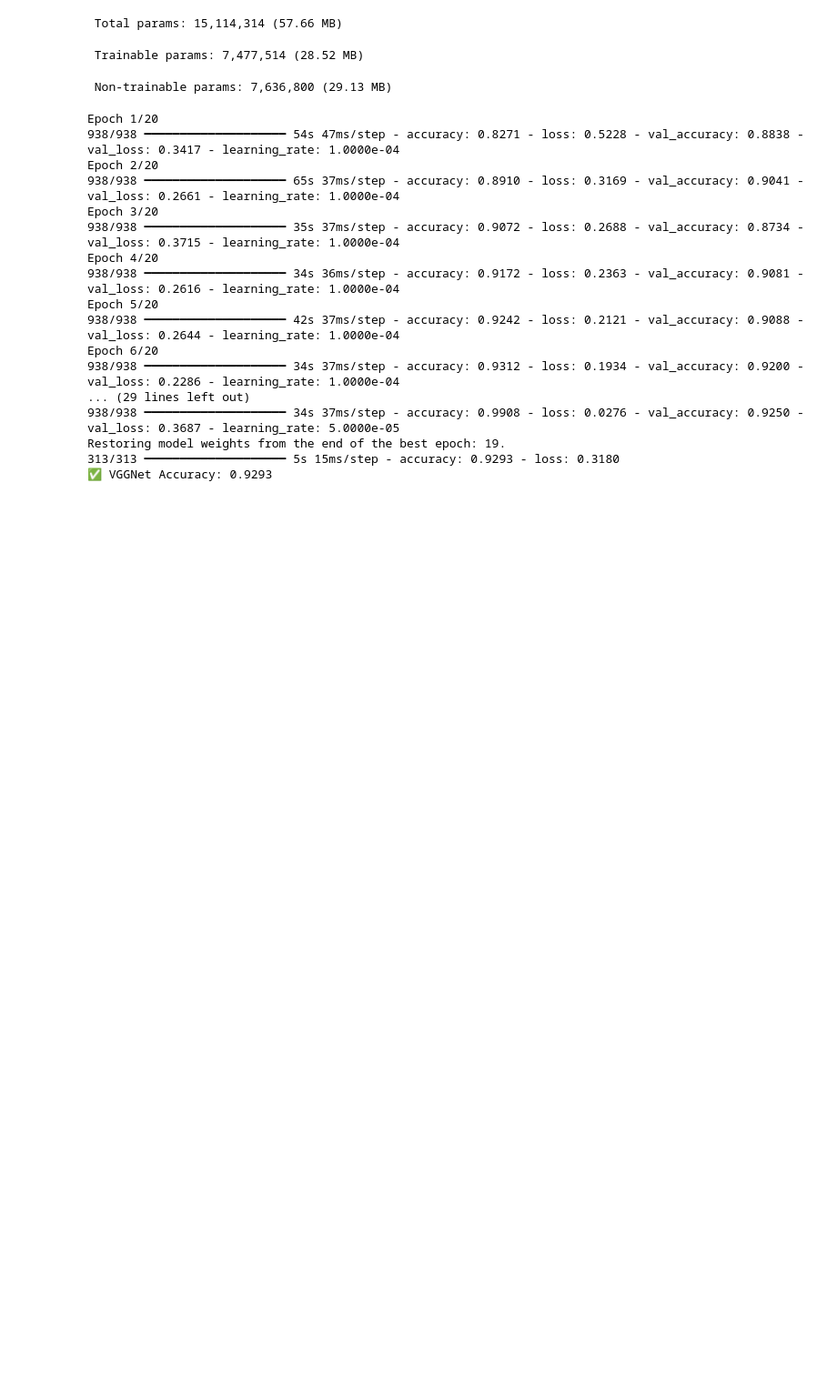
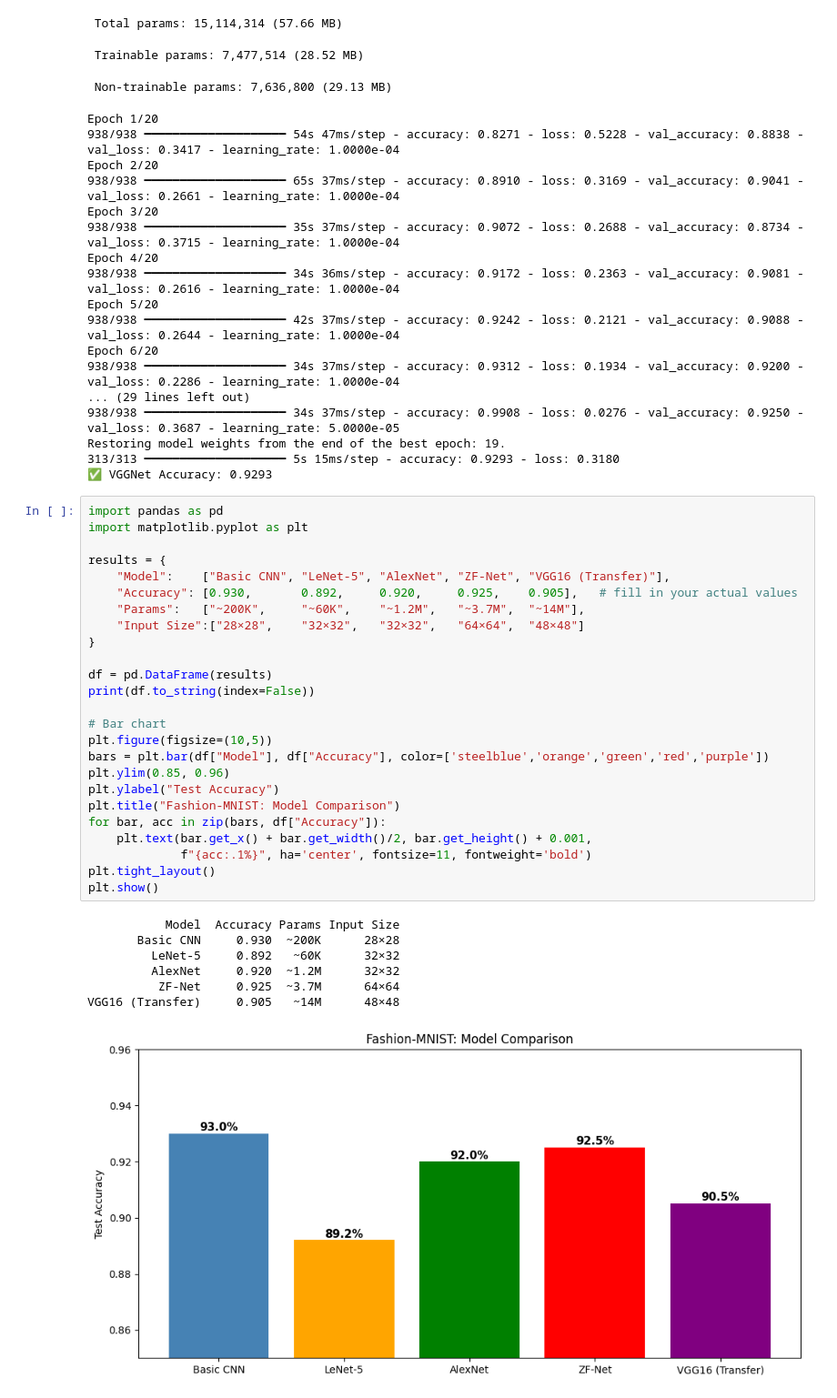
Before and after one commit to jahnavimidde/Deep_learning, a Jupyter notebook: improved_pretrained_models.ipynb, the cells around one changed output. Shown at 91% size. Drawn from its saved outputs; the diff is of its cells as text; blank space fills up the shorter version.

```diff
--- a/improved_pretrained_models.ipynb
+++ b/improved_pretrained_models.ipynb
@@ -312,3 +312,36 @@ Epoch 6/20
 Restoring model weights from the end of the best epoch: 19.
 313/313 ━━━━━━━━━━━━━━━━━━━━ 5s 15ms/step - accuracy: 0.9293 - loss: 0.3180
 ✅ VGGNet Accuracy: 0.9293
+# %%
+import pandas as pd
+import matplotlib.pyplot as plt
+
+results = {
+    "Model":    ["Basic CNN", "LeNet-5", "AlexNet", "ZF-Net", "VGG16 (Transfer)"],
+    "Accuracy": [0.930,       0.892,     0.920,     0.925,    0.905],   # fill in your actual values
+    "Params":   ["~200K",     "~60K",    "~1.2M",   "~3.7M",  "~14M"],
+    "Input Size":["28×28",    "32×32",   "32×32",   "64×64",  "48×48"]
+}
+
+df = pd.DataFrame(results)
+print(df.to_string(index=False))
+
+# Bar chart
+plt.figure(figsize=(10,5))
+bars = plt.bar(df["Model"], df["Accuracy"], color=['steelblue','orange','green','red','purple'])
+plt.ylim(0.85, 0.96)
+plt.ylabel("Test Accuracy")
+plt.title("Fashion-MNIST: Model Comparison")
+for bar, acc in zip(bars, df["Accuracy"]):
+    plt.text(bar.get_x() + bar.get_width()/2, bar.get_height() + 0.001,
+             f"{acc:.1%}", ha='center', fontsize=11, fontweight='bold')
+plt.tight_layout()
+plt.show()
+# %% [output]
+           Model  Accuracy Params Input Size
+       Basic CNN     0.930  ~200K      28×28
+         LeNet-5     0.892   ~60K      32×32
+         AlexNet     0.920  ~1.2M      32×32
+          ZF-Net     0.925  ~3.7M      64×64
+VGG16 (Transfer)     0.905   ~14M      48×48
+[figure, added]
```
Also changed, not shown: parts of 5 cells of this notebook.
